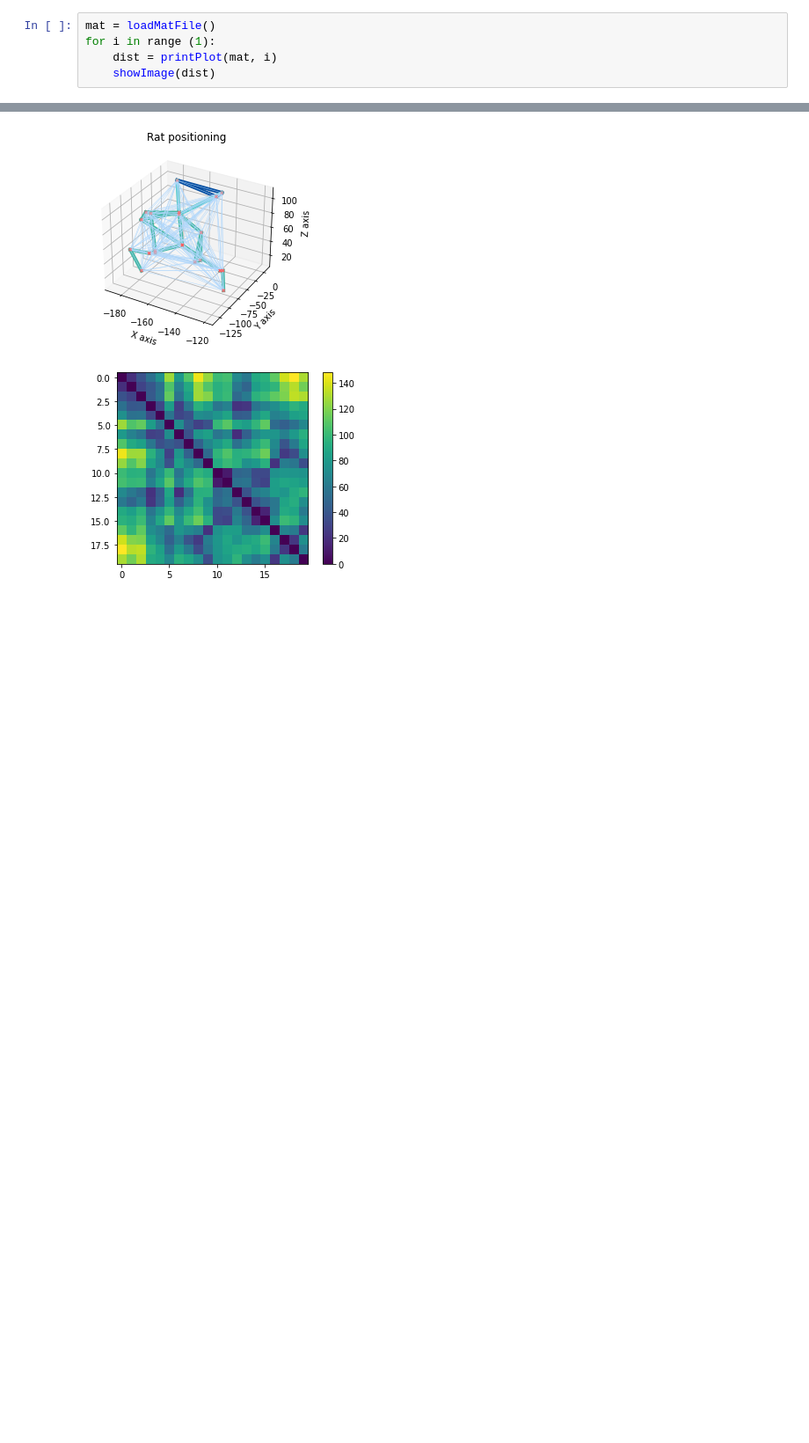
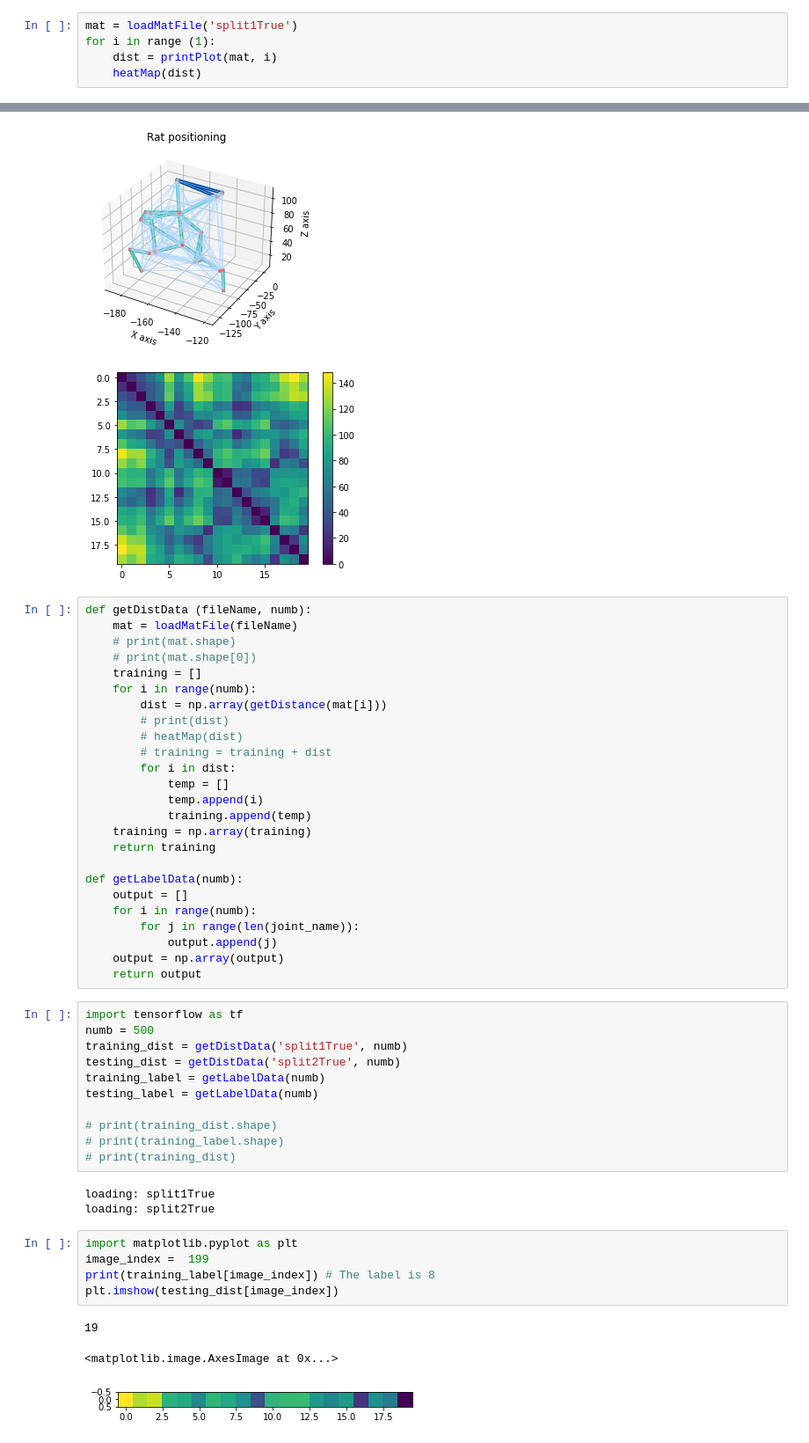
Before and after one commit to AlexKaiLe/Harvard, a Jupyter notebook: skeleton.ipynb, the cells around one changed output, grey strips where cells are left out. Shown: that part at 88% size. Cells and saved outputs as stored; diff of their text form; blank space fills up the shorter version.

```diff
--- a/skeleton.ipynb
+++ b/skeleton.ipynb
@@ -108,11 +135,59 @@ def showImage(dist):
     plt.grid(False)
     plt.show()
 # %%
-mat = loadMatFile()
+mat = loadMatFile('split1True')
 for i in range (1):
     dist = printPlot(mat, i)
-    showImage(dist)
+    heatMap(dist)
 # %% [output]
 loading: split1True
 [figure]
 [figure]
+# %%
+def getDistData (fileName, numb):
+    mat = loadMatFile(fileName)
+    # print(mat.shape)
+    # print(mat.shape[0])
+    training = []
+    for i in range(numb):
+        dist = np.array(getDistance(mat[i]))
+        # print(dist)
+        # heatMap(dist)
+        # training = training + dist
+        for i in dist:
+            temp = []
+            temp.append(i)
+            training.append(temp)
+    training = np.array(training)
+    return training
+
+def getLabelData(numb):
+    output = []
+    for i in range(numb):
+        for j in range(len(joint_name)):
+            output.append(j)
+    output = np.array(output)
+    return output
+# %%
+import tensorflow as tf
+numb = 500
+training_dist = getDistData('split1True', numb)
+testing_dist = getDistData('split2True', numb)
+training_label = getLabelData(numb)
+testing_label = getLabelData(numb)
+
+# print(training_dist.shape)
+# print(training_label.shape)
+# print(training_dist)
+# %% [output]
+loading: split1True
+loading: split2True
+# %%
+import matplotlib.pyplot as plt
+image_index =  199
+print(training_label[image_index]) # The label is 8
+plt.imshow(testing_dist[image_index])
+# %% [output]
+19
+<matplotlib.image.AxesImage at 0x...>
+[figure, added]
```
Also changed, not shown: parts of 6 cells of this notebook, 11 other files.
